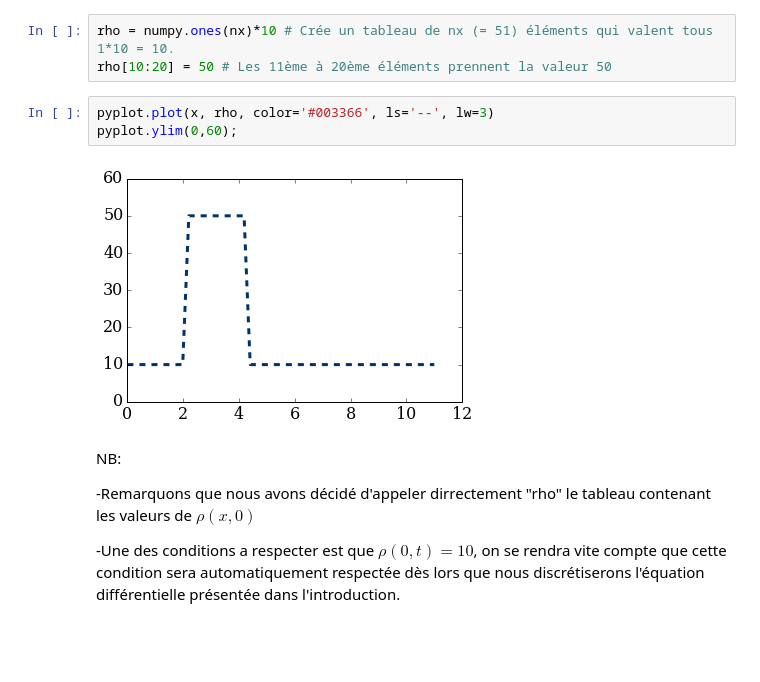
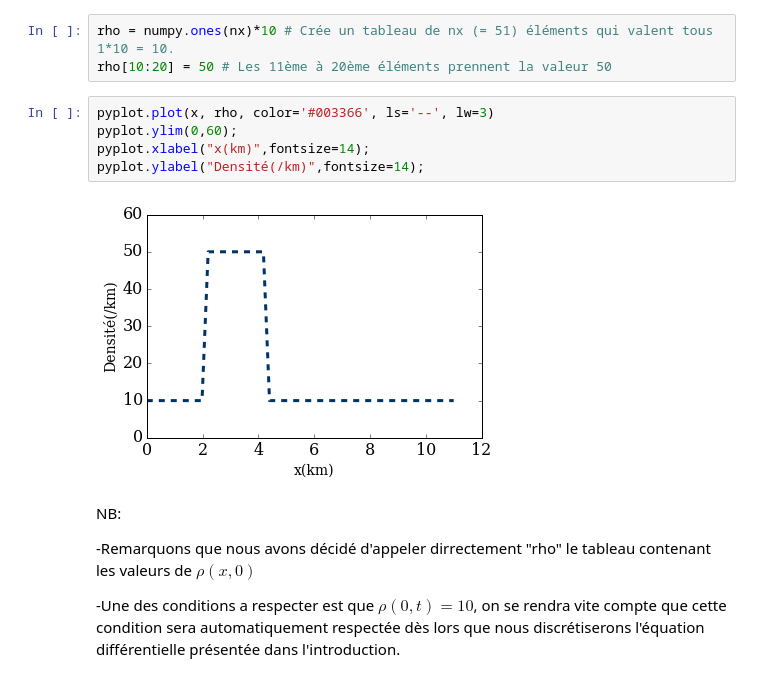
Before and after one commit to Regaban/numerical-mooc, a Jupyter notebook: working/Traffic flow.ipynb, the cells around one changed output. Saved outputs shown, nothing was run; the diff lists cells and outputs as text; blank space fills up the shorter version.

```diff
--- a/working/Traffic flow.ipynb
+++ b/working/Traffic flow.ipynb
@@ -60,8 +60,10 @@ rho[10:20] = 50 # Les 11ème à 20ème éléments prennent la valeur 50
 # %%
 pyplot.plot(x, rho, color='#003366', ls='--', lw=3)
 pyplot.ylim(0,60);
+pyplot.xlabel("x(km)",fontsize=14);
+pyplot.ylabel("Densité(/km)",fontsize=14);
 # %% [output]
-[figure, old version]
+[figure, new version]
 # %% [markdown]
 NB:
 
```
Also changed, not shown: parts of 12 cells of this notebook.
